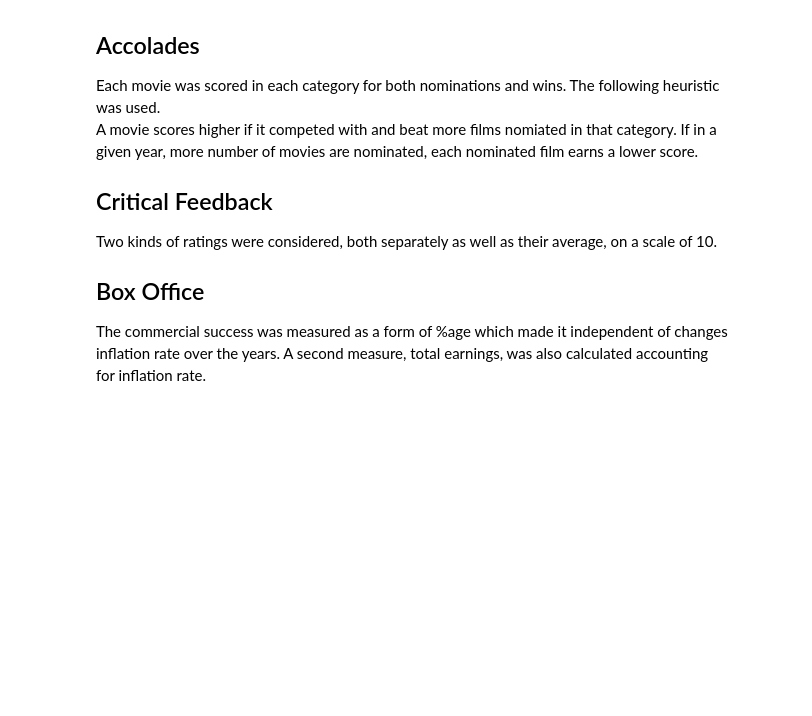
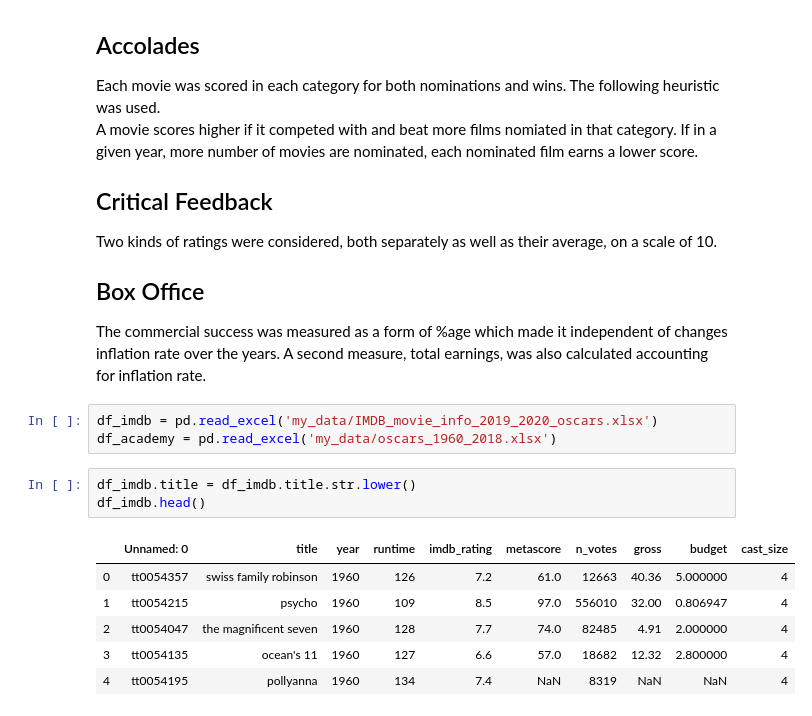
Before and after one commit to ronsg83/Capstone-1, a Jupyter notebook: Data_Acquisition.ipynb, the cells around one changed output. Drawn from its saved outputs; the diff is of its cells as text; blank space fills up the shorter version.

```diff
--- a/Data_Acquisition.ipynb
+++ b/Data_Acquisition.ipynb
@@ -556,3 +775,16 @@ Two kinds of ratings were considered, both separately as well as their average,
 
 ## Box Office
 The commercial success was measured as a form of %age which made it independent of changes inflation rate over the years. A second measure, total earnings, was also calculated accounting for inflation rate.
+# %%
+df_imdb = pd.read_excel('my_data/IMDB_movie_info_2019_2020_oscars.xlsx')
+df_academy = pd.read_excel('my_data/oscars_1960_2018.xlsx')
+# %%
+df_imdb.title = df_imdb.title.str.lower()
+df_imdb.head()
+# %% [output]
+|  | Unnamed: 0 | title | year | runtime | imdb_rating | metascore | n_votes | gross | budget | cast_size |
+| 0 | tt0054357 | swiss family robinson | 1960 | 126 | 7.2 | 61.0 | 12663 | 40.36 | 5.000000 | 4 |
+| 1 | tt0054215 | psycho | 1960 | 109 | 8.5 | 97.0 | 556010 | 32.00 | 0.806947 | 4 |
+| 2 | tt0054047 | the magnificent seven | 1960 | 128 | 7.7 | 74.0 | 82485 | 4.91 | 2.000000 | 4 |
+| 3 | tt0054135 | ocean's 11 | 1960 | 127 | 6.6 | 57.0 | 18682 | 12.32 | 2.800000 | 4 |
+| 4 | tt0054195 | pollyanna | 1960 | 134 | 7.4 | NaN | 8319 | NaN | NaN | 4 |
```
Also changed, not shown: parts of 37 cells of this notebook.
